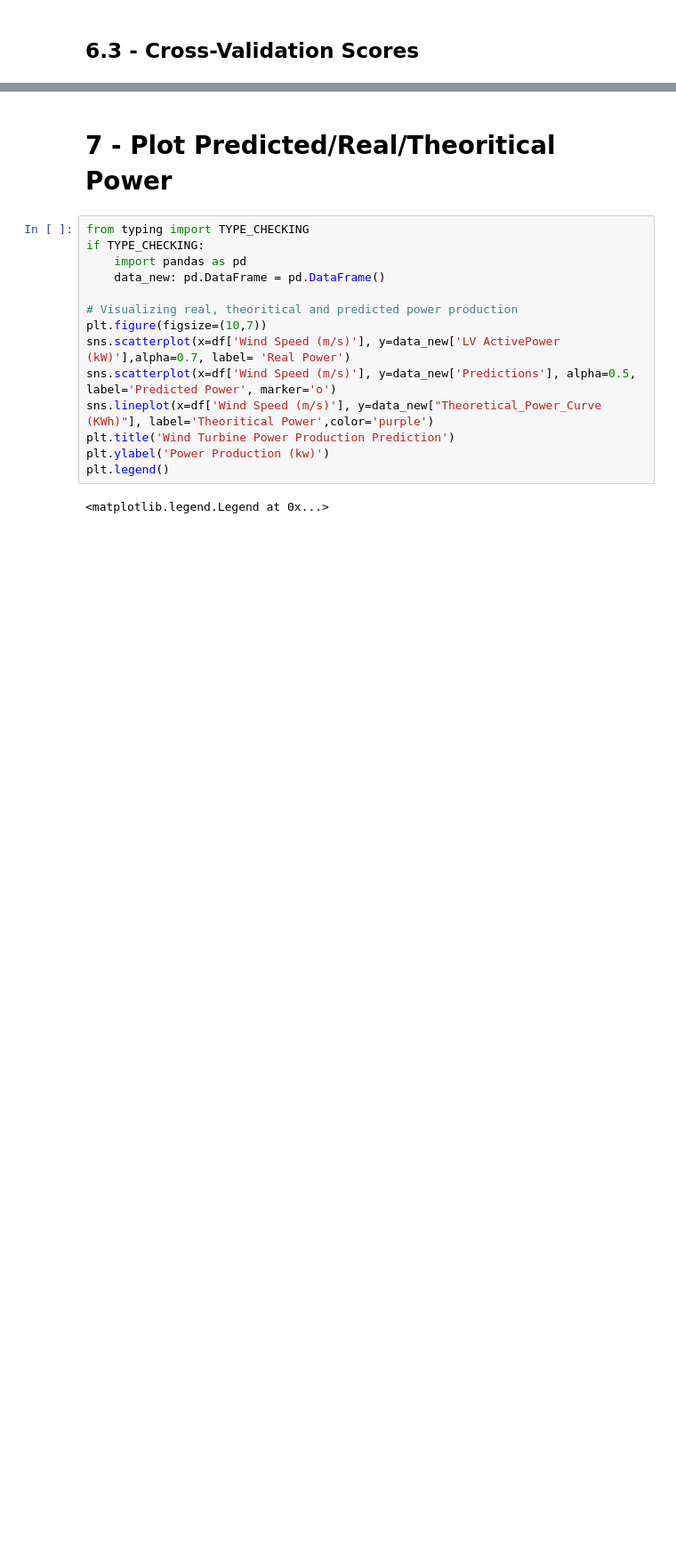
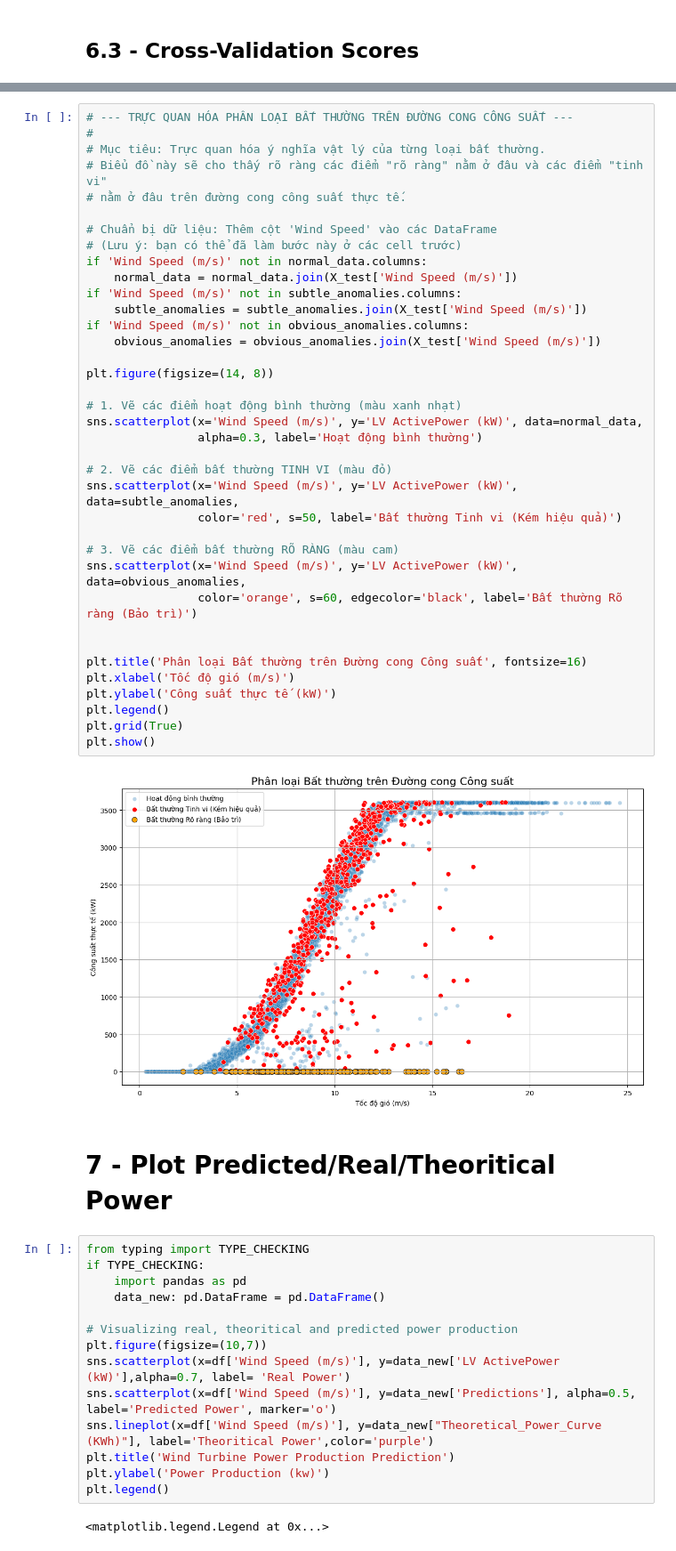
Before and after one commit to CheemsPOG/SCADA, a Jupyter notebook: Wind Turbine Fault Detection using SCADA Sensor Data.ipynb, the cells around one changed output, grey strips where cells are left out. Shown at 89% size. Cells and saved outputs as stored; diff of their text form; blank space fills up the shorter version.

```diff
--- a/Wind Turbine Fault Detection using SCADA Sensor Data.ipynb
+++ b/Wind Turbine Fault Detection using SCADA Sensor Data.ipynb
@@ -1086,3 +1124,42 @@ Trong số 808 điểm bất thường:
+# %%
+# --- TRỰC QUAN HÓA PHÂN LOẠI BẤT THƯỜNG TRÊN ĐƯỜNG CONG CÔNG SUẤT ---
+#
+# Mục tiêu: Trực quan hóa ý nghĩa vật lý của từng loại bất thường.
+# Biểu đồ này sẽ cho thấy rõ ràng các điểm "rõ ràng" nằm ở đâu và các điểm "tinh vi"
+# nằm ở đâu trên đường cong công suất thực tế.
+
+# Chuẩn bị dữ liệu: Thêm cột 'Wind Speed' vào các DataFrame
+# (Lưu ý: bạn có thể đã làm bước này ở các cell trước)
+if 'Wind Speed (m/s)' not in normal_data.columns:
+    normal_data = normal_data.join(X_test['Wind Speed (m/s)'])
+if 'Wind Speed (m/s)' not in subtle_anomalies.columns:
+    subtle_anomalies = subtle_anomalies.join(X_test['Wind Speed (m/s)'])
+if 'Wind Speed (m/s)' not in obvious_anomalies.columns:
+    obvious_anomalies = obvious_anomalies.join(X_test['Wind Speed (m/s)'])
+
+plt.figure(figsize=(14, 8))
+
+# 1. Vẽ các điểm hoạt động bình thường (màu xanh nhạt)
+sns.scatterplot(x='Wind Speed (m/s)', y='LV ActivePower (kW)', data=normal_data,
+                alpha=0.3, label='Hoạt động bình thường')
+
+# 2. Vẽ các điểm bất thường TINH VI (màu đỏ)
+sns.scatterplot(x='Wind Speed (m/s)', y='LV ActivePower (kW)', data=subtle_anomalies,
+                color='red', s=50, label='Bất thường Tinh vi (Kém hiệu quả)')
+
+# 3. Vẽ các điểm bất thường RÕ RÀNG (màu cam)
+sns.scatterplot(x='Wind Speed (m/s)', y='LV ActivePower (kW)', data=obvious_anomalies,
+                color='orange', s=60, edgecolor='black', label='Bất thường Rõ ràng (Bảo trì)')
+
+
+plt.title('Phân loại Bất thường trên Đường cong Công suất', fontsize=16)
+plt.xlabel('Tốc độ gió (m/s)')
+plt.ylabel('Công suất thực tế (kW)')
+plt.legend()
+plt.grid(True)
+plt.show()
+# %% [output]
+[figure, added]
 # %% [markdown]
 <a name="7"></a>
 # 7 - Plot Predicted/Real/Theoritical Power
```
Also changed, not shown: parts of 15 cells of this notebook, 1 other file.
